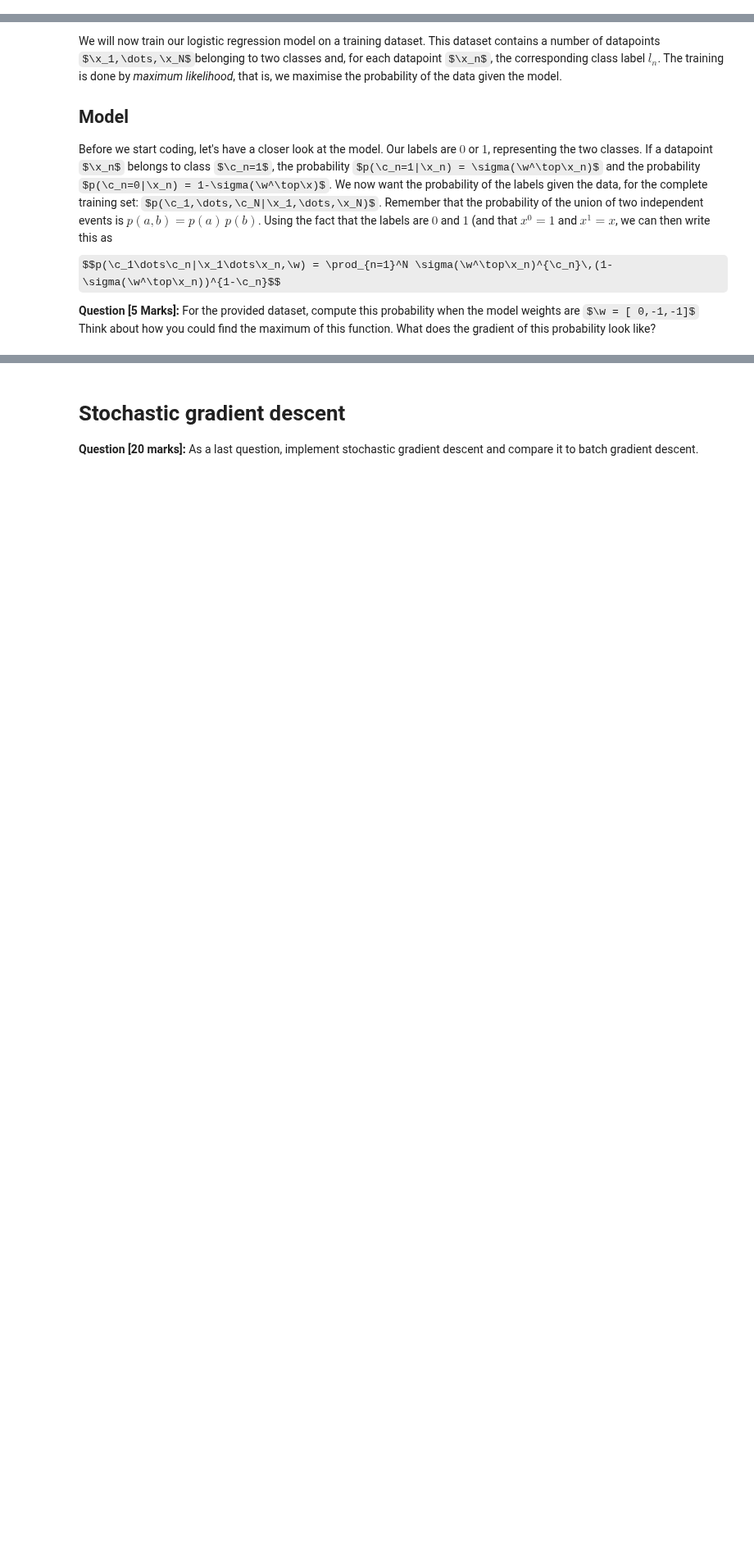
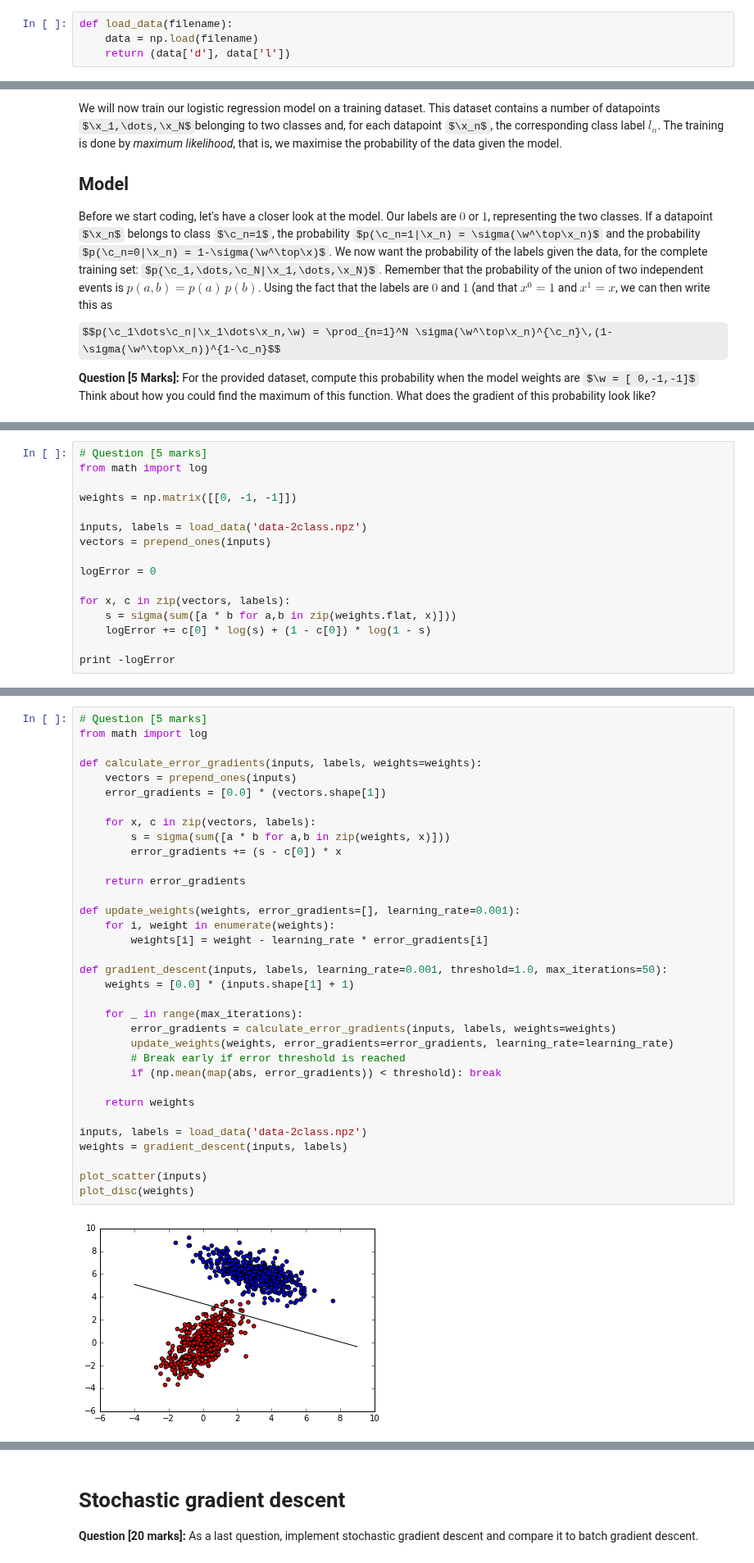
Before and after one commit to thomasbrus/machine-learning, a Jupyter notebook: practicum/week-2/lab-2.ipynb, the cells around one changed output, grey strips where cells are left out. Shown at 82% size. Drawn from its saved outputs; the diff is of its cells as text; some formulas as TeX source; blank space fills up the shorter version.

Commit message:
Refactored all of the code up till gradient descent assignment

```diff
--- a/practicum/week-2/lab-2.ipynb
+++ b/practicum/week-2/lab-2.ipynb
@@ -37,3 +37,7 @@ Next, load the data in the provided data file "*data-2class.npz*", and plot it.
 # %% [markdown]
 $\frac{1}{1+e^{\w^\top\x}} = 1/2$, so $\exp \w^\top \x = 1$ or $\w^\top\x = 0$. In other words, we can plot
 $w_0+w_1x_1 + w_2x_2 = 0$, or $x_1 = -\frac{w_2x_2+w_0}{w_1}$
+# %%
+def load_data(filename):
+    data = np.load(filename)
+    return (data['d'], data['l'])
@@ -183,0 +124,16 @@ plotDisc(weights)
+# %%
+# Question [5 marks]
+from math import log
+
+weights = np.matrix([[0, -1, -1]])
+
+inputs, labels = load_data('data-2class.npz')
+vectors = prepend_ones(inputs)
+
+logError = 0
+
+for x, c in zip(vectors, labels):
+    s = sigma(sum([a * b for a,b in zip(weights.flat, x)]))
+    logError += c[0] * log(s) + (1 - c[0]) * log(1 - s)
+
+print -logError
@@ -184,3 +142,39 @@ plotDisc(weights)
+# %%
+# Question [5 marks]
+from math import log
+
+def calculate_error_gradients(inputs, labels, weights=weights):
+    vectors = prepend_ones(inputs)
+    error_gradients = [0.0] * (vectors.shape[1])
+
+    for x, c in zip(vectors, labels):
+        s = sigma(sum([a * b for a,b in zip(weights, x)]))
+        error_gradients += (s - c[0]) * x
+
+    return error_gradients
+
+def update_weights(weights, error_gradients=[], learning_rate=0.001):
+    for i, weight in enumerate(weights):
+        weights[i] = weight - learning_rate * error_gradients[i]
+
+def gradient_descent(inputs, labels, learning_rate=0.001, threshold=1.0, max_iterations=50):
+    weights = [0.0] * (inputs.shape[1] + 1)
+
+    for _ in range(max_iterations):
+        error_gradients = calculate_error_gradients(inputs, labels, weights=weights)
+        update_weights(weights, error_gradients=error_gradients, learning_rate=learning_rate)
+        # Break early if error threshold is reached
+        if (np.mean(map(abs, error_gradients)) < threshold): break
+
+    return weights
+
+inputs, labels = load_data('data-2class.npz')
+weights = gradient_descent(inputs, labels)
+
+plot_scatter(inputs)
+plot_disc(weights)
+# %% [output]
+[figure, added]
 # %% [markdown]
 # Visualising the classifier
 
```
Also changed, not shown: parts of 6 cells of this notebook.
